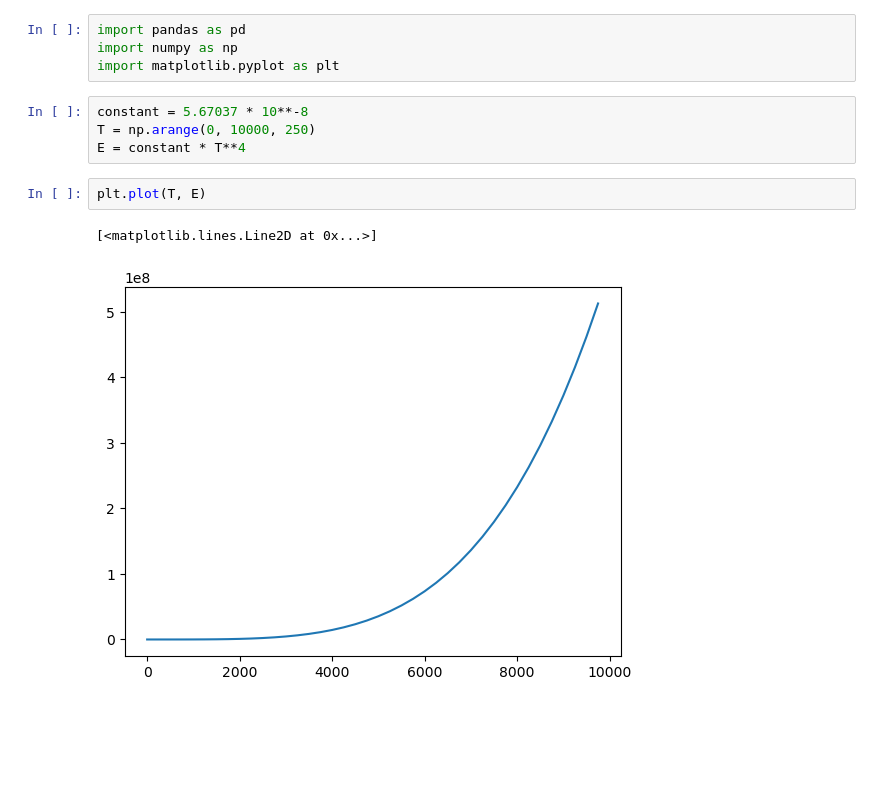
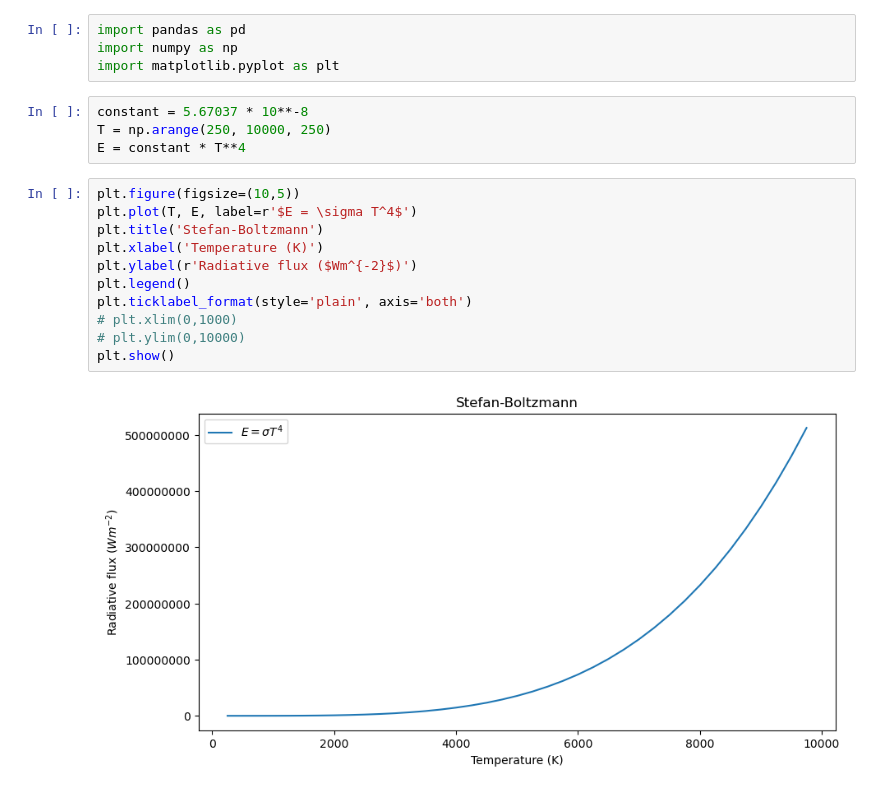
Before and after one commit to marositesUSC/wx-and-climate, a Jupyter notebook: radiation_laws.ipynb, the cells around one changed output. Drawn from its saved outputs; the diff is of its cells as text; blank space fills up the shorter version.

```diff
--- a/radiation_laws.ipynb
+++ b/radiation_laws.ipynb
@@ -4,10 +4,18 @@ import numpy as np
 import matplotlib.pyplot as plt
 # %%
 constant = 5.67037 * 10**-8
-T = np.arange(0, 10000, 250)
+T = np.arange(250, 10000, 250)
 E = constant * T**4
 # %%
-plt.plot(T, E)
+plt.figure(figsize=(10,5))
+plt.plot(T, E, label=r'$E = \sigma T^4$')
+plt.title('Stefan-Boltzmann')
+plt.xlabel('Temperature (K)')
+plt.ylabel(r'Radiative flux ($Wm^{-2}$)')
+plt.legend()
+plt.ticklabel_format(style='plain', axis='both')
+# plt.xlim(0,1000)
+# plt.ylim(0,10000)
+plt.show()
 # %% [output]
-[<matplotlib.lines.Line2D at 0x...>]
-[figure, old version]
+[figure, new version]
```
Also changed, not shown: parts of 3 cells of this notebook.
